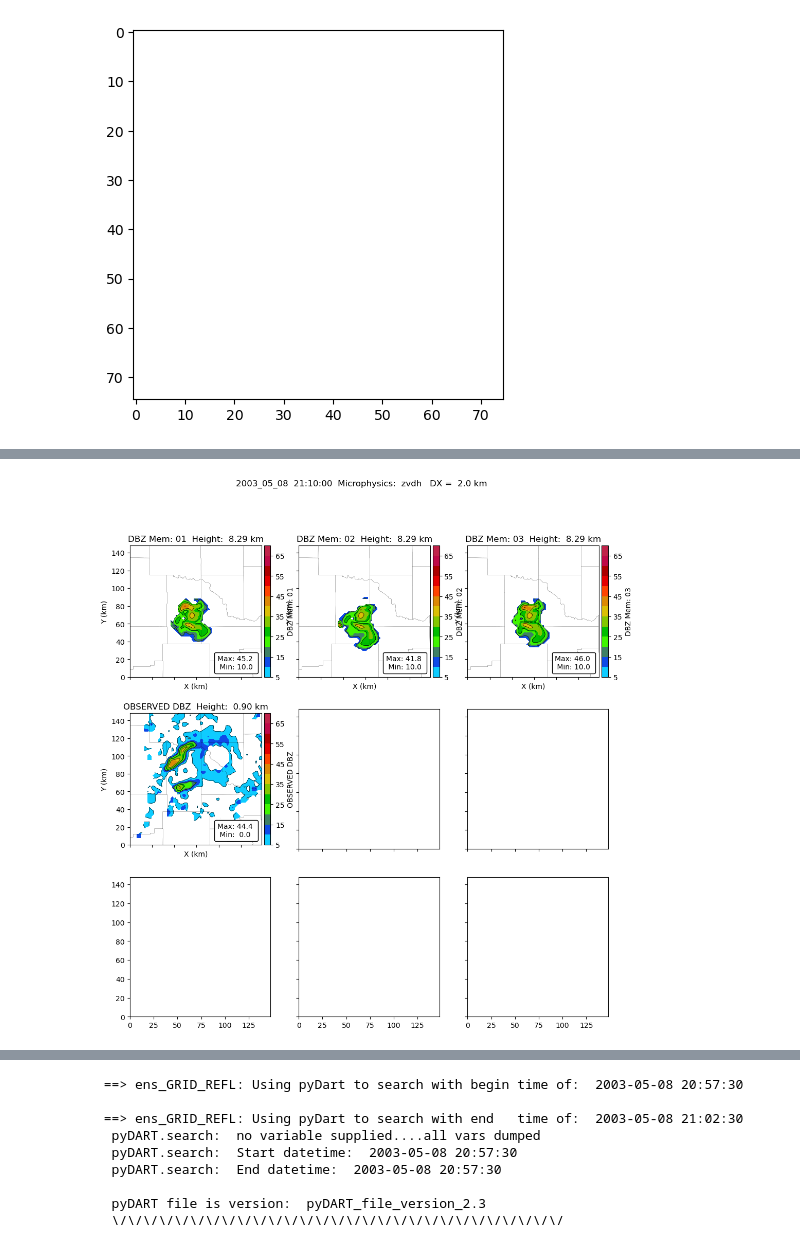
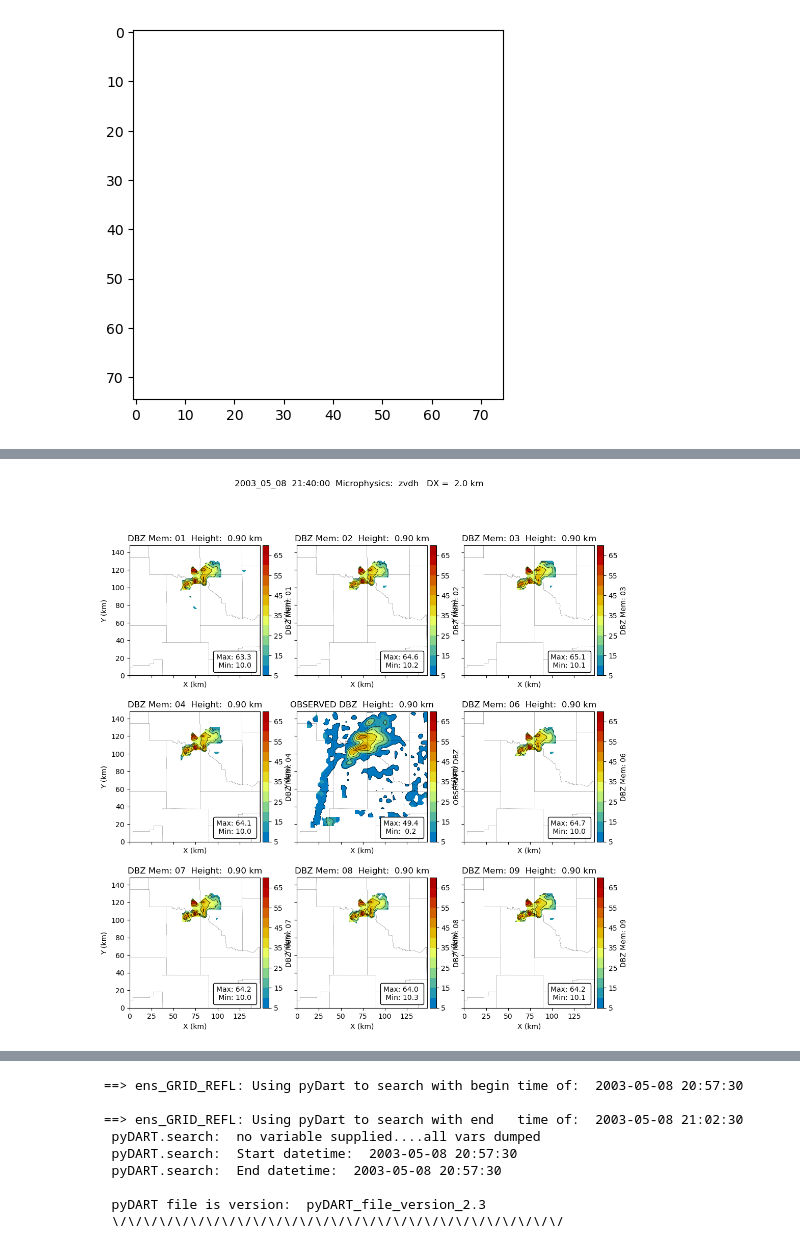
Before and after one commit to jessmcd/CM1_LETKF_2025, a Jupyter notebook: LETKF_testing.ipynb, the cells around one changed output, grey strips where cells are left out. Drawn from its saved outputs; the diff is of its cells as text; code cells hidden in the pictures.

Commit message:
updated plotting

```diff
--- a/LETKF_testing.ipynb
+++ b/LETKF_testing.ipynb
@@ -183,7 +183,7 @@ pickle = False
 ax=None
 # %%
 
-myDTstring = '2003,05,08,21,10,00'
+myDTstring = '2003,05,08,21,40,00'
 
 with open('/work/jessica.mcdonald/CM1_LETKF_2025/RUN_LETKF/RUN_LETKF.exp', 'rb') as f:
     exper = json.load(f)
@@ -226,7 +226,7 @@ plt.imshow(mfld)
 obs=True
 cparams=None
 var='DBZ'
-klevel=30
+klevel=5
 zoom=False
 if obs:
     f3d = ens.ens_GRID_RELECTIVITY(state, cref=False)
@@ -253,9 +253,9 @@ if cparams == None:
 
 clevels = N.arange(cparams[0], cparams[1], cparams[2])
 
-for n, ax in enumerate(ax_grid.ravel()[0:4]):
+for n, ax in enumerate(ax_grid.ravel()):
 
-    if n == 3 and obs:
+    if n == 4 and obs:
         mfld = N.ma.masked_less_equal(f3d[5,:,:], 0.0)
         label = "OBSERVED DBZ"
         PLOT_ONE(mfld, x2d, y2d, map, clevels=clevels, height=state.zc[5], label = label, ax = ax, \
@@ -304,4 +304,4 @@ for n, ax in enumerate(ax_grid.ravel()[0:4]):
-[figure, old version]
+[figure, new version]
 # %%
 fig,ax=plt.subplots(1)
 mfld = N.ma.masked_less_equal(f3d[5,:,:], 0.0)
```
Also changed, not shown: parts of 3 cells of this notebook, 10 other files.
